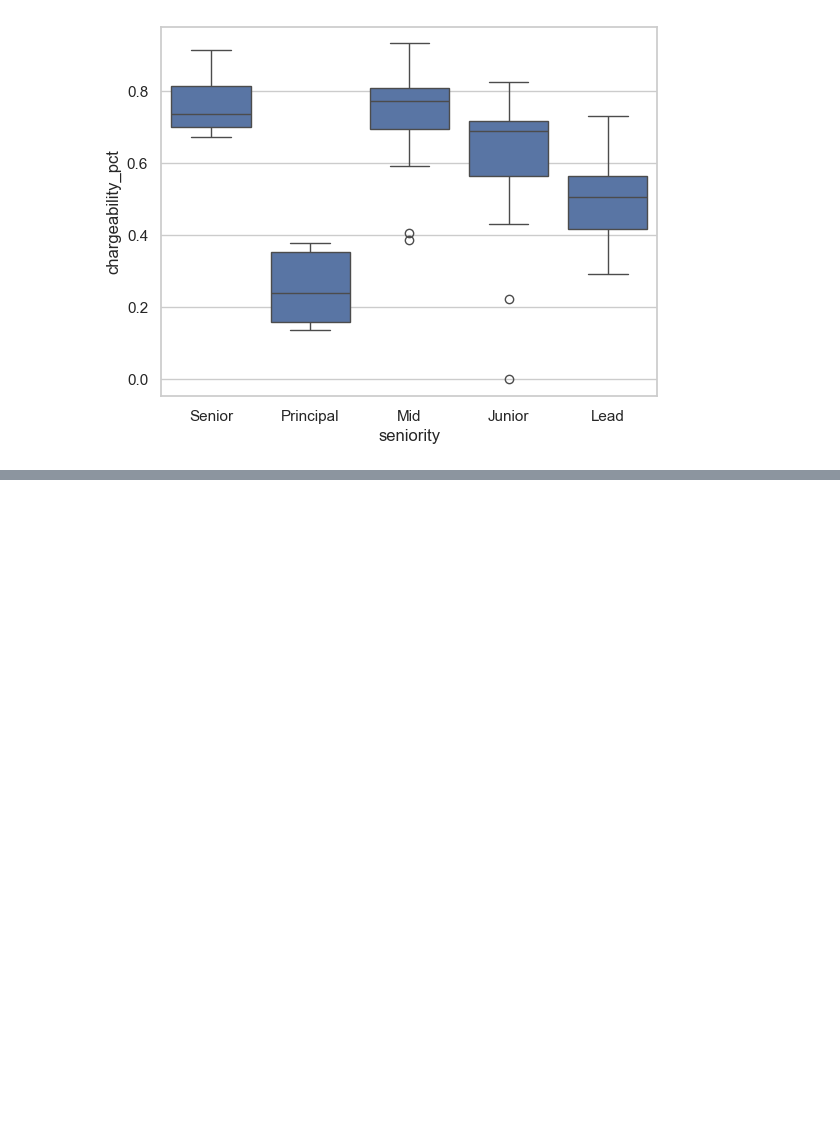
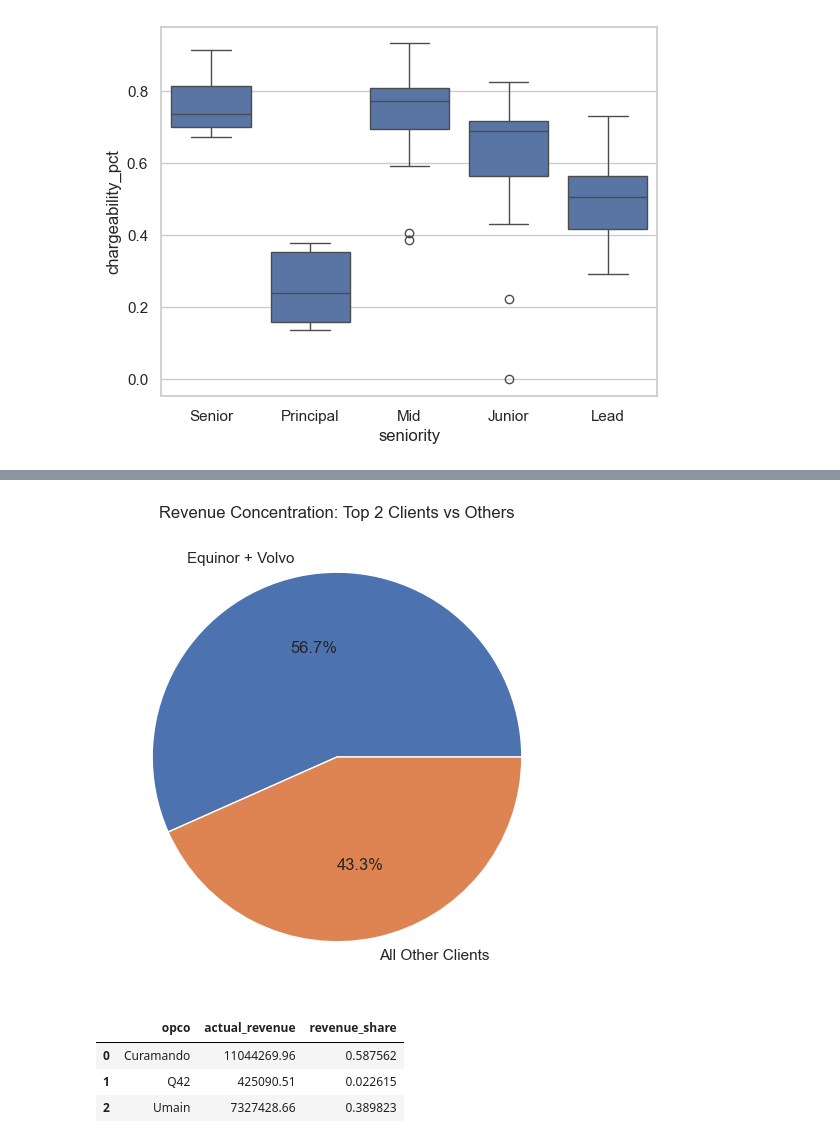
Before and after one commit to menerig/Curamando_trainee, a Jupyter notebook: eda_case.ipynb, the cells around one changed output, grey strips where cells are left out. Drawn from its saved outputs; the diff is of its cells as text; code cells hidden in the pictures; blank space fills up the shorter version.

```diff
--- a/eda_case.ipynb
+++ b/eda_case.ipynb
@@ -608,0 +723,26 @@ sns.boxplot(data=df, x="seniority", y="chargeability_pct")
+# %%
+labels = ["Equinor + Volvo", "All Other Clients"]
+values = [key_revenue, other_revenue]
+
+plt.figure(figsize=(6,6))
+plt.pie(values, labels=labels, autopct='%1.1f%%')
+plt.title("Revenue Concentration: Top 2 Clients vs Others")
+plt.show()
+# %% [output]
+[figure, added]
+# %%
+# Aggregate revenue per opco
+df_opco = df.groupby("opco")["actual_revenue"].sum().reset_index()
+
+# Total revenue
+total_revenue = df_opco["actual_revenue"].sum()
+
+# Share
+df_opco["revenue_share"] = df_opco["actual_revenue"] / total_revenue
+
+df_opco
+# %% [output]
+|  | opco | actual_revenue | revenue_share |
+| 0 | Curamando | 11044269.96 | 0.587562 |
+| 1 | Q42 | 425090.51 | 0.022615 |
+| 2 | Umain | 7327428.66 | 0.389823 |
```
Also changed, not shown: parts of 4 cells of this notebook.
